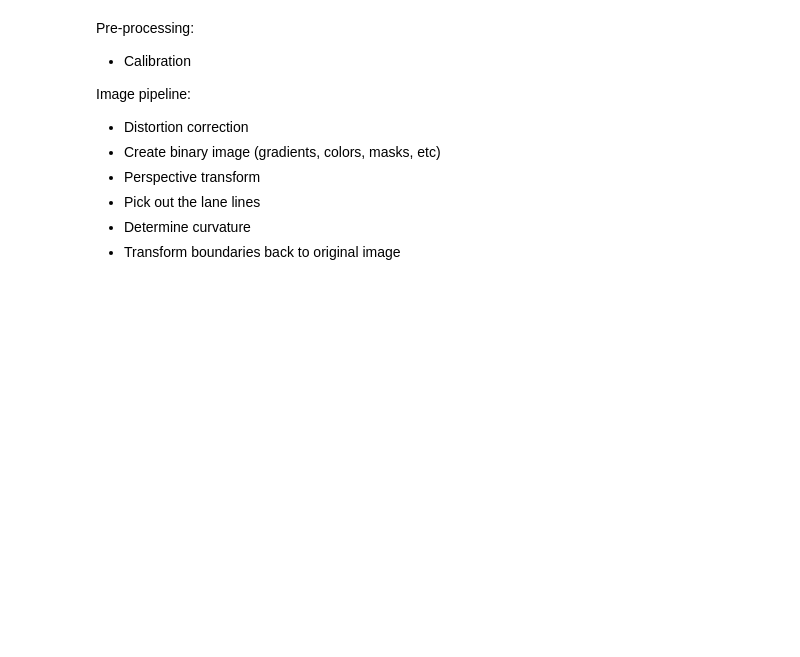
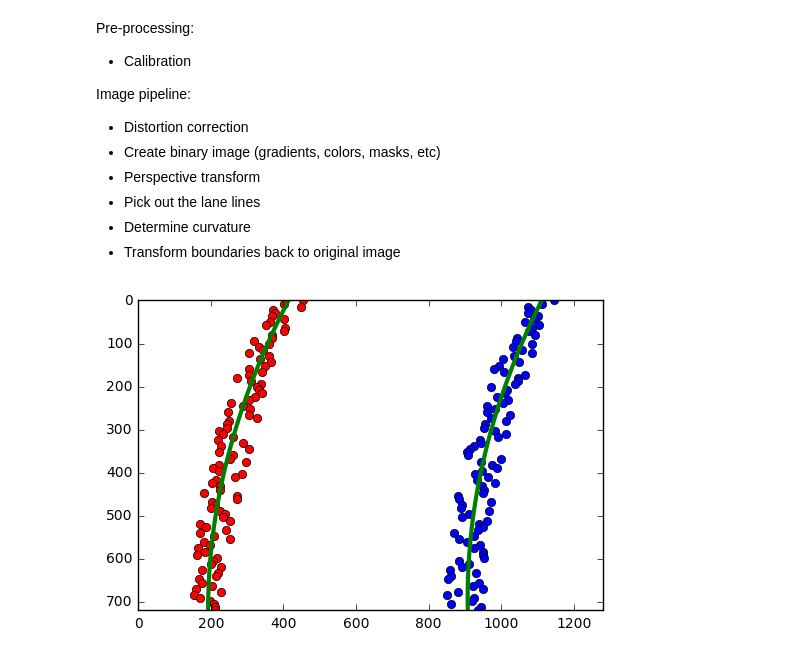
Before and after one commit to sirpsycho85/CarND-Advanced-Lane-Lines, a Jupyter notebook: Advanced lane lines.ipynb, the cells around one changed output. Cells and saved outputs as stored; diff of their text form; code cells hidden in the pictures; blank space fills up the shorter version.

```diff
--- a/Advanced lane lines.ipynb
+++ b/Advanced lane lines.ipynb
@@ -422,3 +460,30 @@ def process_video():
             update fail count
     else:
         blind_search()
+# %%
+import numpy as np
+# Generate some fake data to represent lane-line pixels
+yvals = np.linspace(0, 100, num=101)*7.2  # to cover same y-range as image
+leftx = np.array([200 + (elem**2)*4e-4 + np.random.randint(-50, high=51)
+                              for idx, elem in enumerate(yvals)])
+leftx = leftx[::-1]  # Reverse to match top-to-bottom in y
+rightx = np.array([900 + (elem**2)*4e-4 + np.random.randint(-50, high=51)
+                                for idx, elem in enumerate(yvals)])
+rightx = rightx[::-1]  # Reverse to match top-to-bottom in y
+
+# Fit a second order polynomial to each fake lane line
+left_fit = np.polyfit(yvals, leftx, 2)
+left_fitx = left_fit[0]*yvals**2 + left_fit[1]*yvals + left_fit[2]
+right_fit = np.polyfit(yvals, rightx, 2)
+right_fitx = right_fit[0]*yvals**2 + right_fit[1]*yvals + right_fit[2]
+
+# Plot up the fake data
+plt.plot(leftx, yvals, 'o', color='red')
+plt.plot(rightx, yvals, 'o', color='blue')
+plt.xlim(0, 1280)
+plt.ylim(0, 720)
+plt.plot(left_fitx, yvals, color='green', linewidth=3)
+plt.plot(right_fitx, yvals, color='green', linewidth=3)
+plt.gca().invert_yaxis() # to visualize as we do the images
+# %% [output]
+[figure, added]
```
Also changed, not shown: parts of 7 cells of this notebook.
